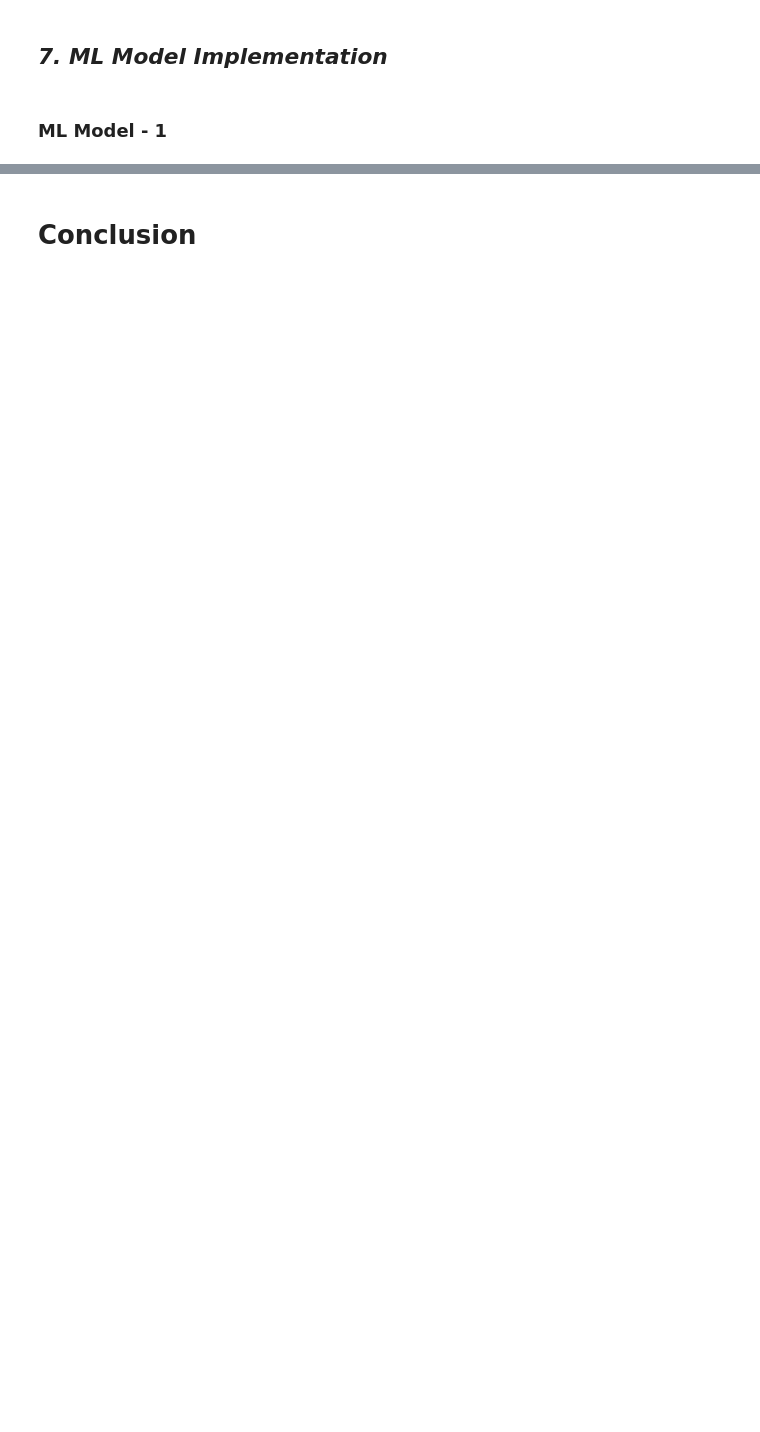
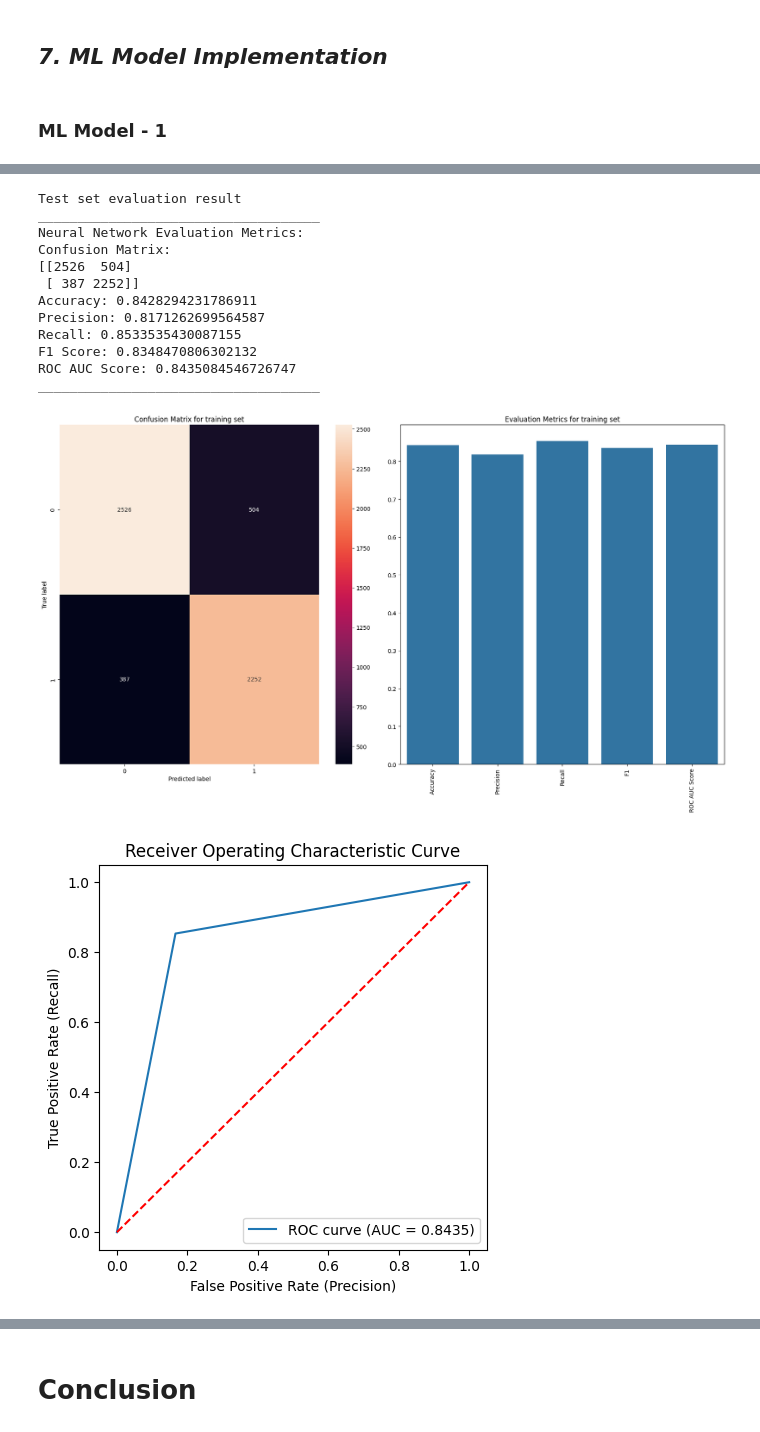
Before and after one commit to samee-faq/Airline_Passenger_Referral_Prediction_ML_Classification_Capstone_Project, a Jupyter notebook: Sameera's_Airline_Passenger_Referral_Prediction_ML_Classification_Capstone_Project.ipynb, the cells around one changed output, grey strips where cells are left out. Saved outputs shown, nothing was run; the diff lists cells and outputs as text; code cells hidden in the pictures; blank space fills up the shorter version.

```diff
--- a/Sameera's_Airline_Passenger_Referral_Prediction_ML_Classification_Capstone_Project.ipynb
+++ b/Sameera's_Airline_Passenger_Referral_Prediction_ML_Classification_Capstone_Project.ipynb
@@ -1451,0 +1553,27 @@ Answer Here.
+# %%
+# Fitting Neural Network Classifier model to training set
+nn = MLPClassifier().fit(X_train, y_train)
+y_pred_nn = nn.predict(X_test)
+# %%
+# Evaluating model
+print(f'Test set evaluation result\n____________________________________')
+model(y_test, y_pred_nn, "Neural Network")
+
+# Plot roc curve for Neural Network
+y_ts_pred = nn.predict(X_test)
+plot_roc_curve(y_test, y_ts_pred)
+# %% [output]
+Test set evaluation result
+____________________________________
+Neural Network Evaluation Metrics:
+Confusion Matrix:
+[[2526  504]
+ [ 387 2252]]
+Accuracy: 0.8428294231786911
+Precision: 0.8171262699564587
+Recall: 0.8533535430087155
+F1 Score: 0.8348470806302132
+ROC AUC Score: 0.8435084546726747
+____________________________________
+[figure, added]
+[figure, added]
```
Also changed, not shown: parts of 97 cells of this notebook.
